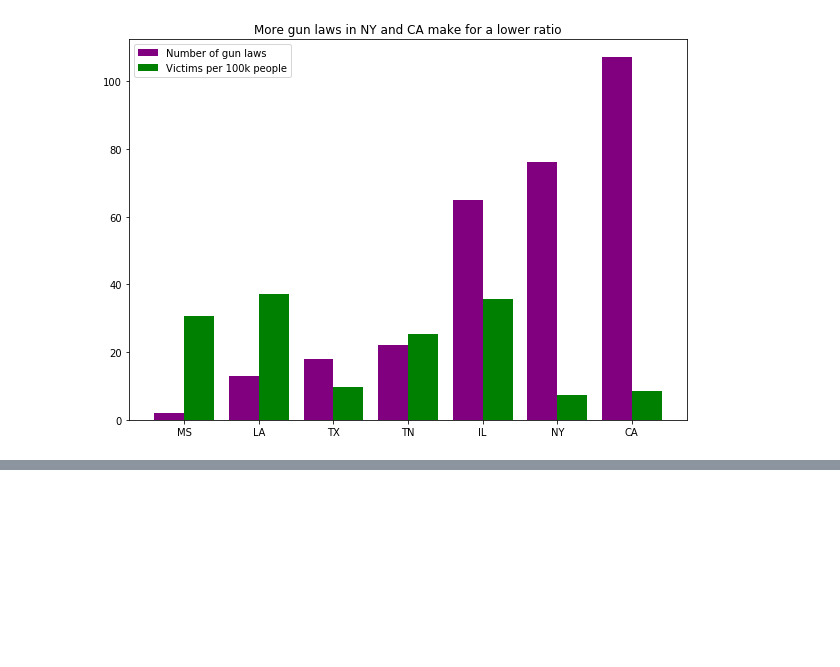
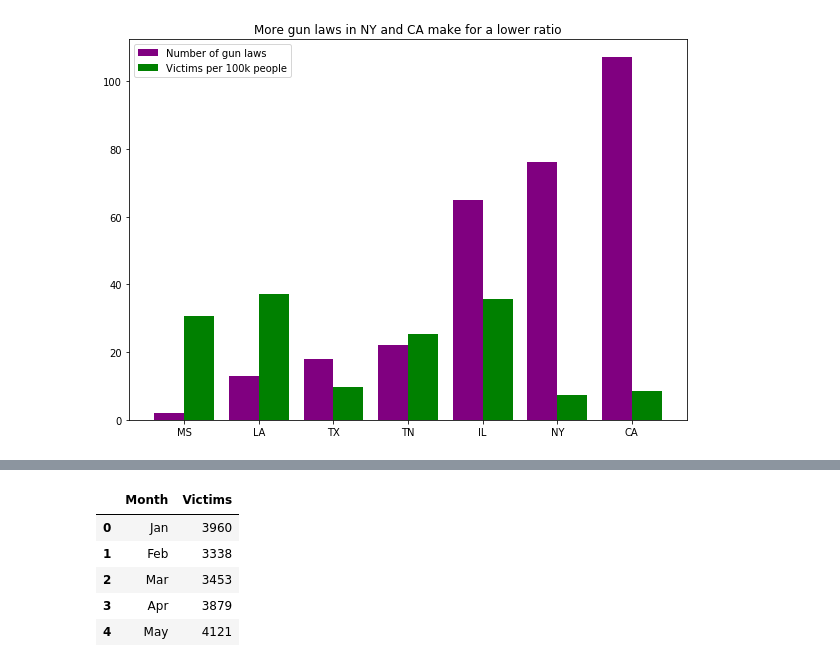
Before and after one commit to joshdsolis/Project-1, a Jupyter notebook: Project 1.ipynb, the cells around one changed output, grey strips where cells are left out. Cells and saved outputs as stored; diff of their text form; code cells hidden in the pictures; blank space fills up the shorter version.

```diff
--- a/Project 1.ipynb
+++ b/Project 1.ipynb
@@ -676,0 +733,10 @@ sns.barplot(df_ratio.states, )
+# %%
+df_months = pd.DataFrame(monthly)
+df_months.head()
+# %% [output]
+|  | Month | Victims |
+| 0 | Jan | 3960 |
+| 1 | Feb | 3338 |
+| 2 | Mar | 3453 |
+| 3 | Apr | 3879 |
+| 4 | May | 4121 |
```
Also changed, not shown: parts of 10 cells of this notebook.
